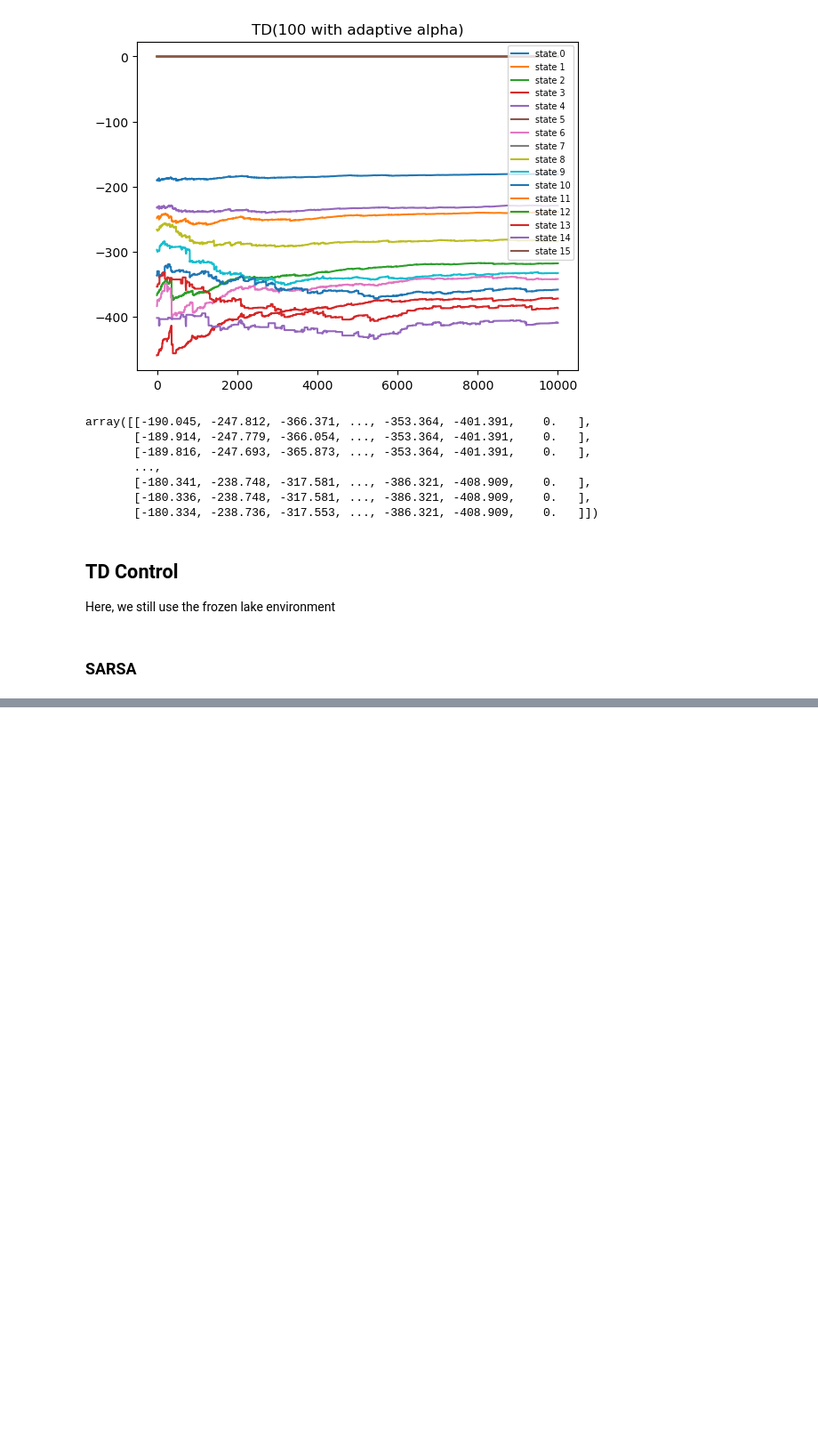
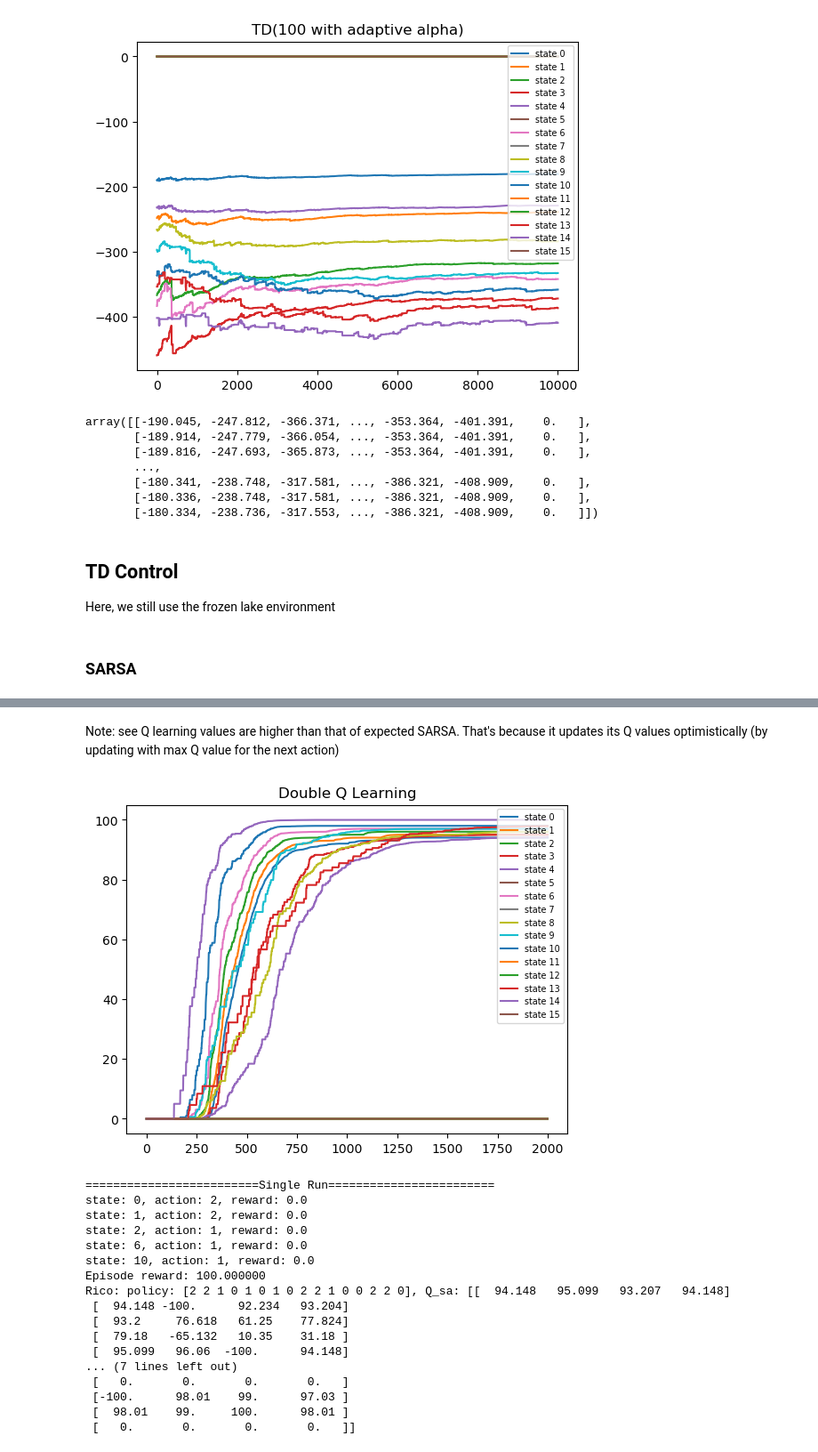
Before and after one commit to RicoJia/JingDian-RL, a Jupyter notebook: 2_frozen_lake_monte_carlo.ipynb, the cells around one changed output, grey strips where cells are left out. Shown at 89% size. Drawn from its saved outputs; the diff is of its cells as text; code cells hidden in the pictures; blank space fills up the shorter version.

```diff
--- a/2_frozen_lake_monte_carlo.ipynb
+++ b/2_frozen_lake_monte_carlo.ipynb
@@ -552,0 +659,59 @@ The agent didn't reach a terminal state in 100 steps.
+# %% [markdown]
+Note: see Q learning values are higher than that of expected SARSA. That's because it updates its Q values optimistically (by updating with max Q value for the next action)
+# %%
+# Double Q Learning
+def update_Q(Q_sa, current_state, next_state, r, a):
+    max_q_next = int(max(Q_sa[next_state]))
+    Q_sa[current_state][a] += ALPHA * (r + GAMMA * max_q_next - Q_sa[current_state][a])
+
+EPISODE_NUM = 2000
+GAMMA = 0.99
+EPSILON = 0.6
+ALPHA = 0.1
+MAP = "4x4"
+# RUN_NUM = 10
+RUNS_NUM = 1
+env = FrozenLakeEnv(map_name=MAP, is_slippery=False)
+state_output_file = "expected_sarsa_frozen_lake.tmp"
+V_history = deque()
+for run_i in range(RUNS_NUM):
+    policy = np.zeros(env.nS, dtype=int)
+    Q_sa1 = np.zeros((env.nS, env.nA))
+    Q_sa2 = np.zeros((env.nS, env.nA))
+    for e in range(EPISODE_NUM):
+        current_state = env.reset()
+        done = False
+        while not done:
+            # update pi
+            policy[current_state] = int(np.argmax(Q_sa1[current_state] + Q_sa2[current_state]))
+            a = epsilon_greedy_policy(policy, current_state, env.nA, EPSILON)
+            next_state, r, done, _ = env.step(a)
+            if np.random.uniform() < 0.5:
+                update_Q(Q_sa1, current_state, next_state, r, a)
+            else:
+                update_Q(Q_sa2, current_state, next_state, r, a)
+            current_state = next_state
+        update_v_history(V_history, 0.5*(Q_sa1+Q_sa2))
+
+show_V_history(V_history, f"Double Q Learning")
+render_single(env, policy, state_output_file, max_steps=100)
+print(f'Rico: policy: {policy}, Q_sa: {Q_sa}')
+# %% [output]
+[figure, added]
+=========================Single Run========================
+state: 0, action: 2, reward: 0.0
+state: 1, action: 2, reward: 0.0
+state: 2, action: 1, reward: 0.0
+state: 6, action: 1, reward: 0.0
+state: 10, action: 1, reward: 0.0
+Episode reward: 100.000000
+Rico: policy: [2 2 1 0 1 0 1 0 2 2 1 0 0 2 2 0], Q_sa: [[  94.148   95.099   93.207   94.148]
+ [  94.148 -100.      92.234   93.204]
+ [  93.2     76.618   61.25    77.824]
+ [  79.18   -65.132   10.35    31.18 ]
+ [  95.099   96.06  -100.      94.148]
+... (7 lines left out)
+ [   0.       0.       0.       0.   ]
+ [-100.      98.01    99.      97.03 ]
+ [  98.01    99.     100.      98.01 ]
+ [   0.       0.       0.       0.   ]]
```
Also changed, not shown: parts of 6 cells of this notebook, 1 other file.
